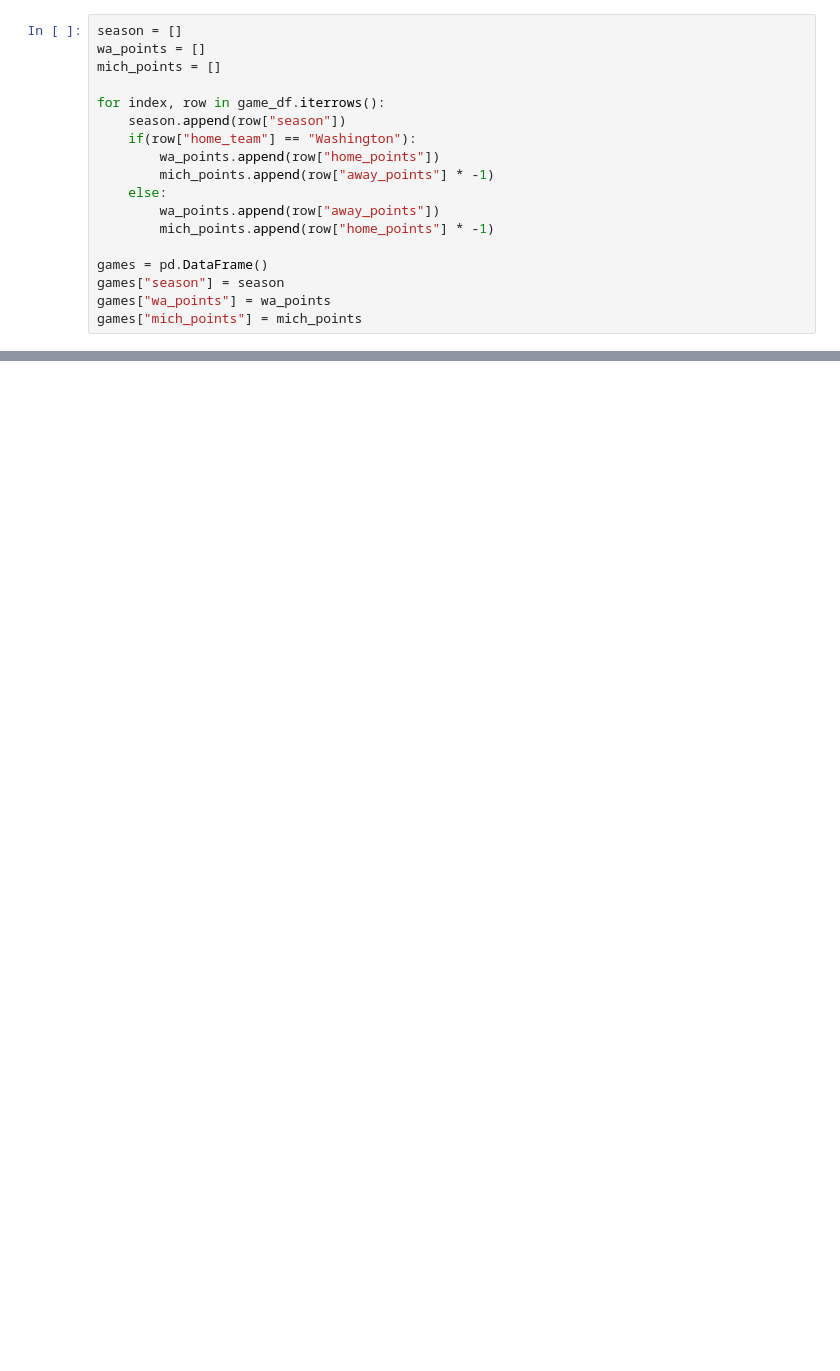
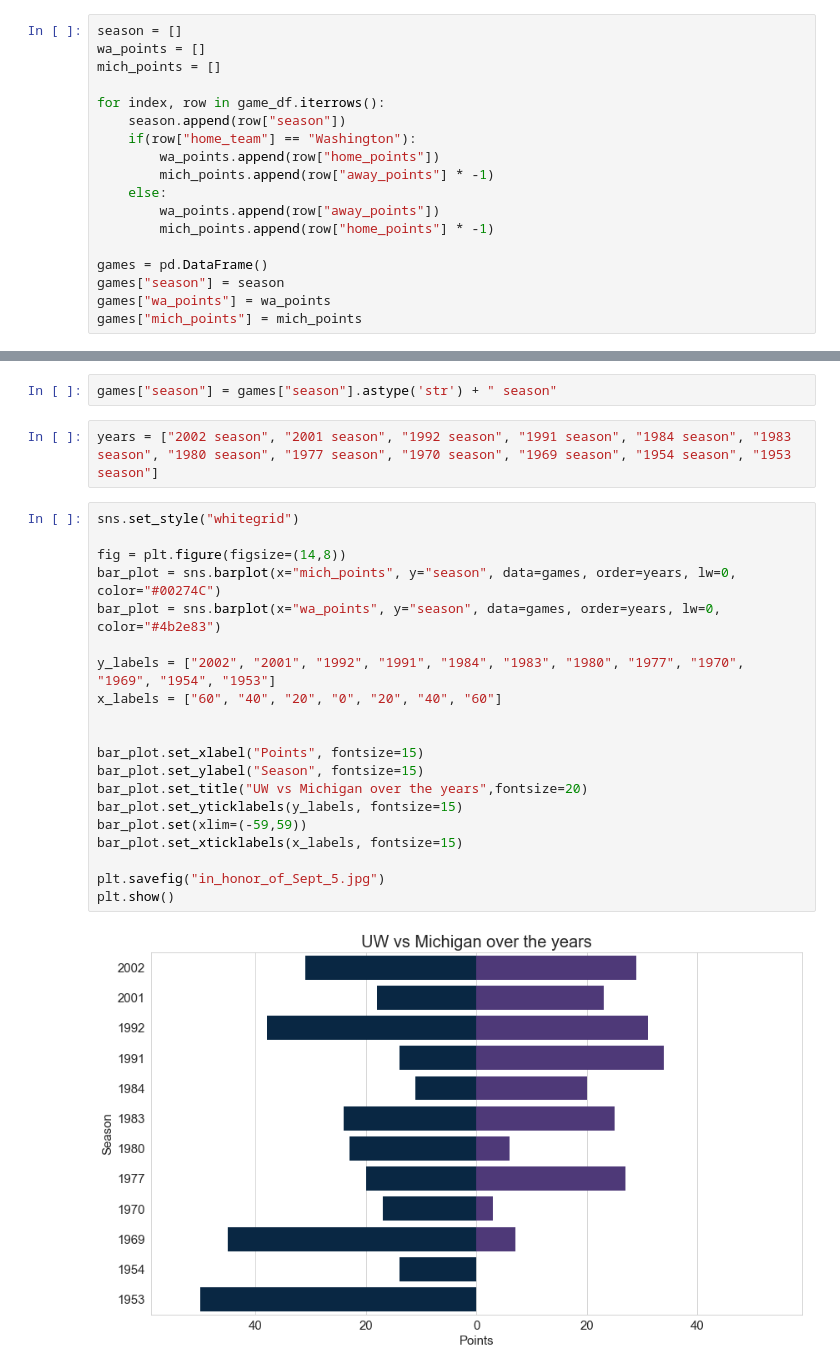
Before and after one commit to iletthedawgsout/blogposts, a Jupyter notebook: in_honor_of_Sept_5/in_honor_of_Sept_5.ipynb, the cells around one changed output, grey strips where cells are left out. Saved outputs shown, nothing was run; the diff lists cells and outputs as text; blank space fills up the shorter version.

```diff
--- a/in_honor_of_Sept_5/in_honor_of_Sept_5.ipynb
+++ b/in_honor_of_Sept_5/in_honor_of_Sept_5.ipynb
@@ -141,0 +121,26 @@ bar_plot = sns.barplot(x='season', y='mich_points', data=games, order=season, lw
+# %%
+games["season"] = games["season"].astype('str') + " season"
+# %%
+years = ["2002 season", "2001 season", "1992 season", "1991 season", "1984 season", "1983 season", "1980 season", "1977 season", "1970 season", "1969 season", "1954 season", "1953 season"]
+# %%
+sns.set_style("whitegrid")
+
+fig = plt.figure(figsize=(14,8))
+bar_plot = sns.barplot(x="mich_points", y="season", data=games, order=years, lw=0, color="#00274C")
+bar_plot = sns.barplot(x="wa_points", y="season", data=games, order=years, lw=0, color="#4b2e83")
+
+y_labels = ["2002", "2001", "1992", "1991", "1984", "1983", "1980", "1977", "1970", "1969", "1954", "1953"]
+x_labels = ["60", "40", "20", "0", "20", "40", "60"]
+
+
+bar_plot.set_xlabel("Points", fontsize=15)
+bar_plot.set_ylabel("Season", fontsize=15)
+bar_plot.set_title("UW vs Michigan over the years",fontsize=20)
+bar_plot.set_yticklabels(y_labels, fontsize=15)
+bar_plot.set(xlim=(-59,59))
+bar_plot.set_xticklabels(x_labels, fontsize=15)
+
+plt.savefig("in_honor_of_Sept_5.jpg")
+plt.show()
+# %% [output]
+[figure, added]
```
Also changed, not shown: parts of 4 cells of this notebook.
